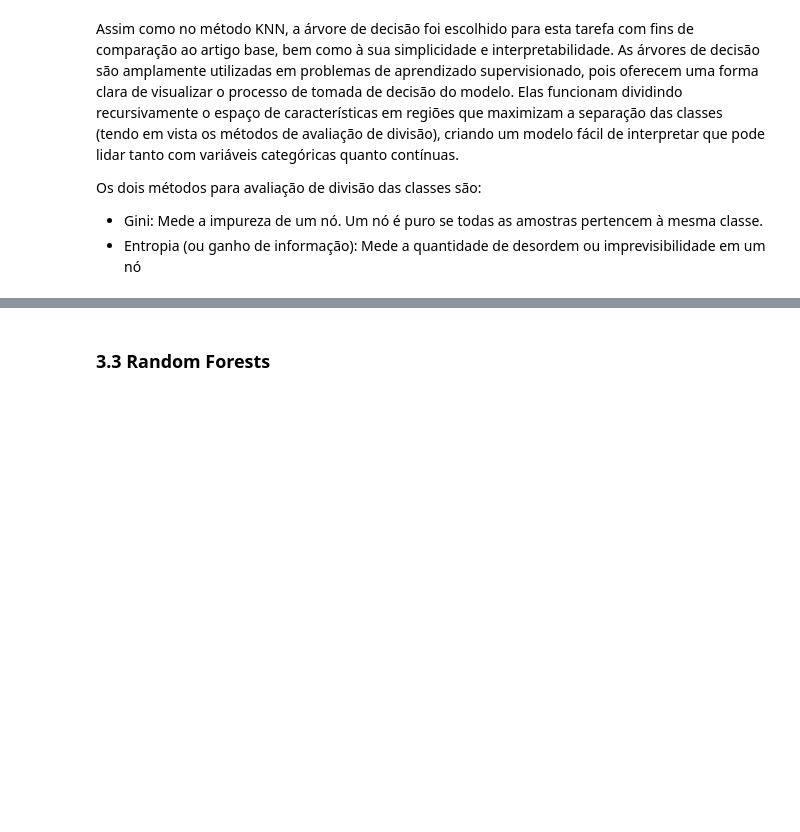
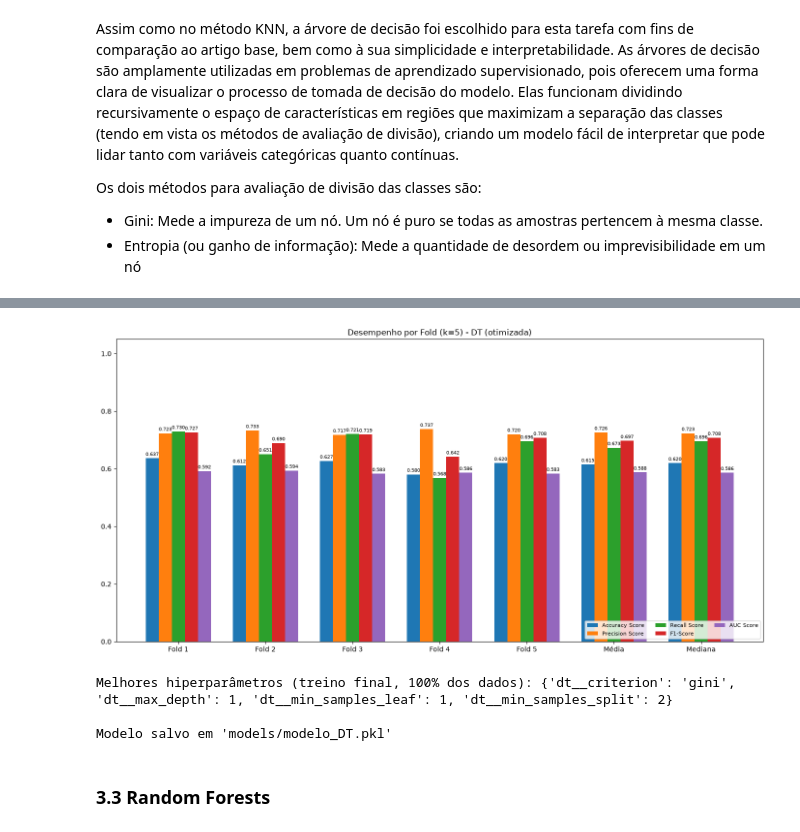
Before and after one commit to CBenini07/TCC, a Jupyter notebook: TCC_3_Aplicacao_Modelos_V2.ipynb, the cells around one changed output, grey strips where cells are left out. Saved outputs shown, nothing was run; the diff lists cells and outputs as text; code cells hidden in the pictures; blank space fills up the shorter version.

```diff
--- a/TCC_3_Aplicacao_Modelos_V2.ipynb
+++ b/TCC_3_Aplicacao_Modelos_V2.ipynb
@@ -444,3 +506,22 @@ AUC: 0.6687350043846177
+# %%
+# --- Histograma individual do modelo (5 folds + média + mediana) ---
+plot_model_cv_histogram('DT (otimizada)', cv_metrics['DT (otimizada)'])
+
+# --- Treino final do modelo de produção, agora com 100% dos dados ---
+final_search_dt = build_search_dt()
+final_search_dt.fit(X, y)
+best_estimator = final_search_dt.best_estimator_
+print("Melhores hiperparâmetros (treino final, 100% dos dados):", final_search_dt.best_params_)
+
+# --- Salvar modelo de produção ---
+nome = 'models_V2/modelo_DT.pkl'
+dump(best_estimator, nome)
+print(f"\nModelo salvo em '{nome}'")
+# %% [output]
+[figure, added]
+Melhores hiperparâmetros (treino final, 100% dos dados): {'dt__criterion': 'gini', 'dt__max_depth': 1, 'dt__min_samples_leaf': 1, 'dt__min_samples_split': 2}
+
+Modelo salvo em 'models/modelo_DT.pkl'
 # %% [markdown]
 ### 3.3 Random Forests
 # %% [markdown]
```
Also changed, not shown: parts of 41 cells of this notebook.
